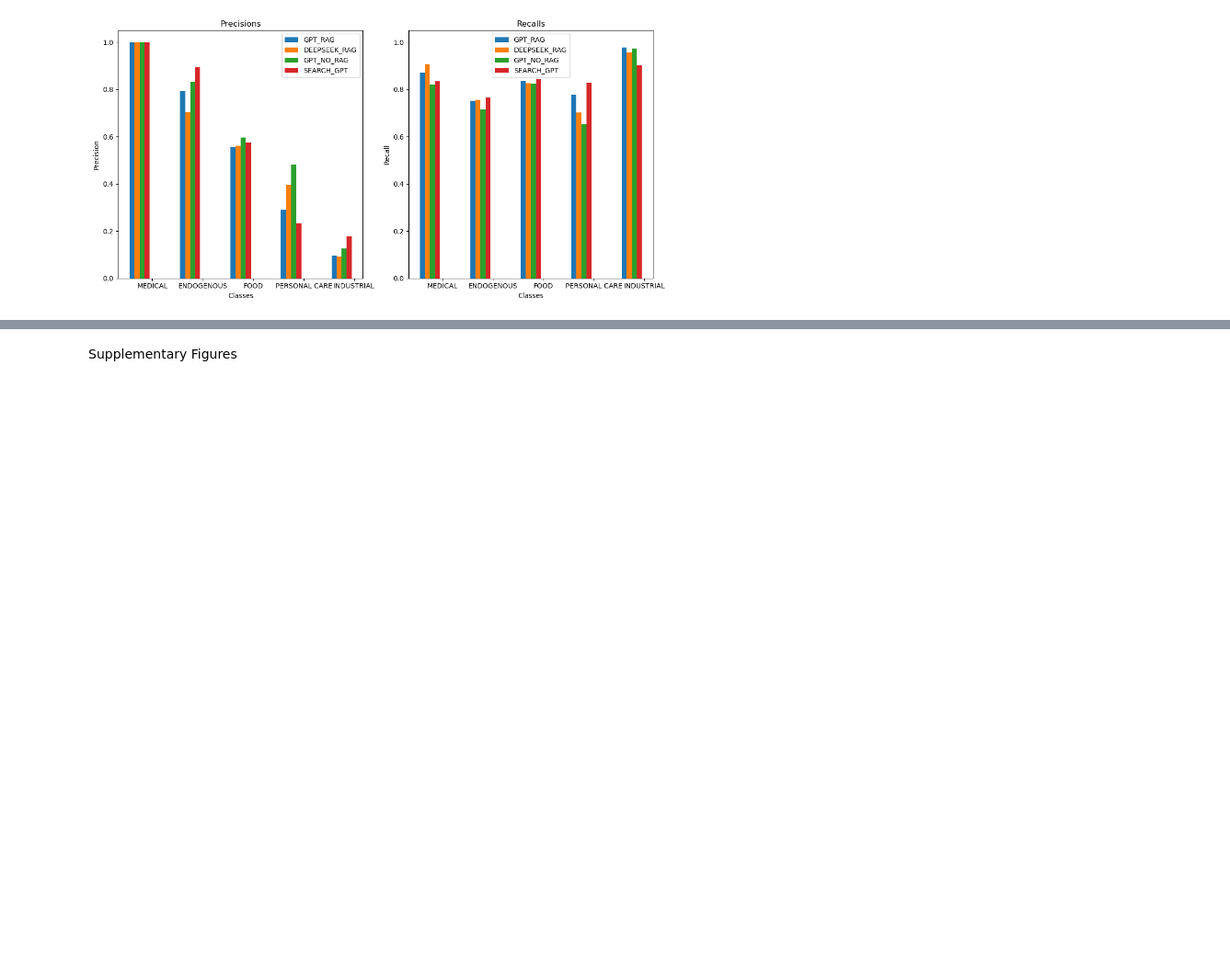
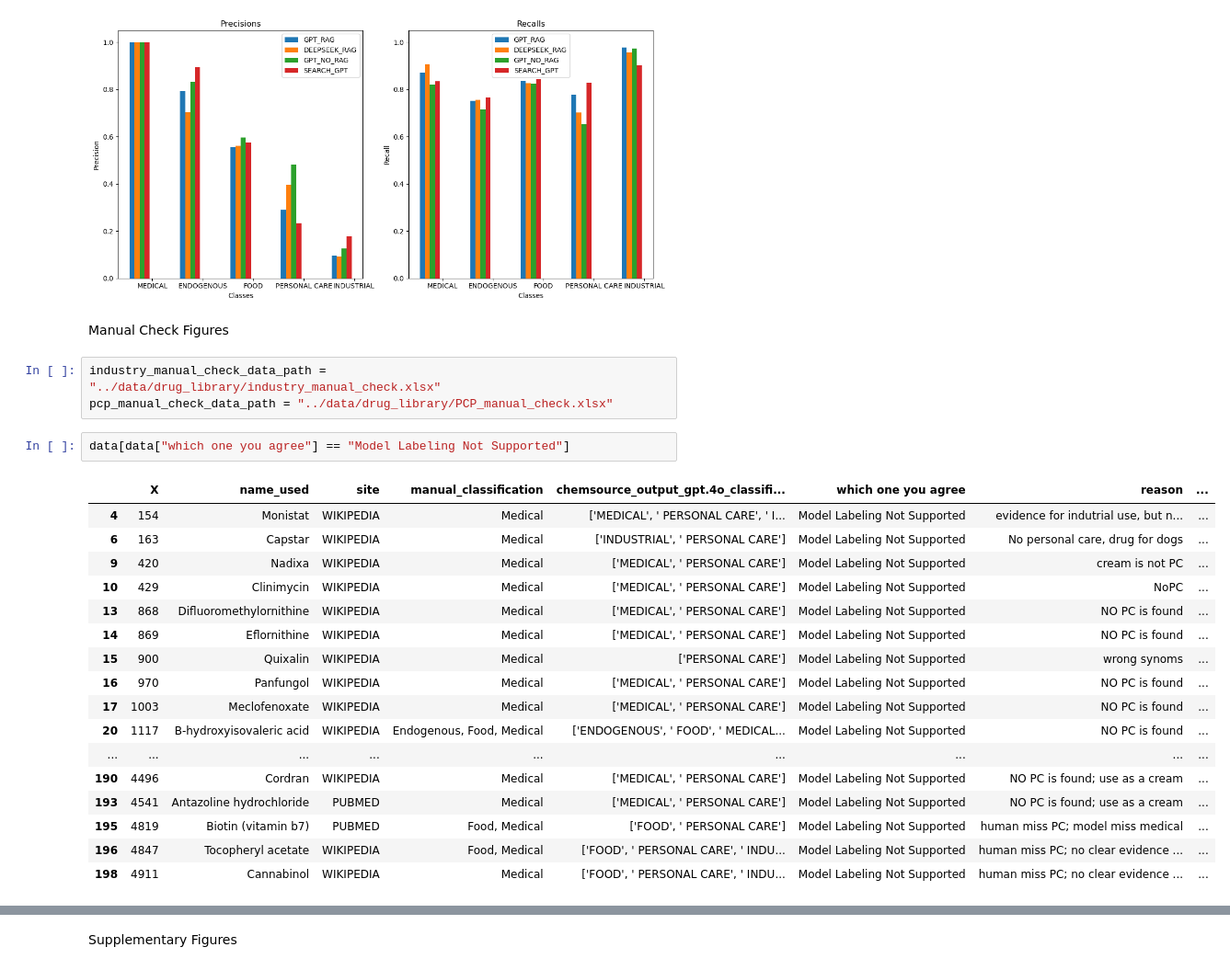
Before and after one commit to prajitrr/chemsource-paper, a Jupyter notebook: notebooks/01_drug-library-data-analysis.ipynb, the cells around one changed output, grey strips where cells are left out. Shown: that part at 92% size. Drawn from its saved outputs; the diff is of its cells as text; blank space fills up the shorter version.

```diff
--- a/notebooks/01_drug-library-data-analysis.ipynb
+++ b/notebooks/01_drug-library-data-analysis.ipynb
@@ -53,3 +53,28 @@ plot_classification_counts(harmonized_automated)
 plot_metrics_all_methods(harmonized_automated, harmonized_manual)
 # %% [output]
 [figure]
+# %% [markdown]
+Manual Check Figures
+# %%
+industry_manual_check_data_path = "../data/drug_library/industry_manual_check.xlsx"
+pcp_manual_check_data_path = "../data/drug_library/PCP_manual_check.xlsx"
+# %%
+data[data["which one you agree"] == "Model Labeling Not Supported"]
+# %% [output]
+|  | X | name_used | site | manual_classification | chemsource_output_gpt.4o_classifi... | which one you agree | reason | ... |
+| 4 | 154 | Monistat | WIKIPEDIA | Medical | ['MEDICAL', ' PERSONAL CARE', ' I... | Model Labeling Not Supported | evidence for indutrial use, but n... | ... |
+| 6 | 163 | Capstar | WIKIPEDIA | Medical | ['INDUSTRIAL', ' PERSONAL CARE'] | Model Labeling Not Supported | No personal care, drug for dogs | ... |
+| 9 | 420 | Nadixa | WIKIPEDIA | Medical | ['MEDICAL', ' PERSONAL CARE'] | Model Labeling Not Supported | cream is not PC | ... |
+| 10 | 429 | Clinimycin | WIKIPEDIA | Medical | ['MEDICAL', ' PERSONAL CARE'] | Model Labeling Not Supported | NoPC | ... |
+| 13 | 868 | Difluoromethylornithine | WIKIPEDIA | Medical | ['MEDICAL', ' PERSONAL CARE'] | Model Labeling Not Supported | NO PC is found | ... |
+| 14 | 869 | Eflornithine | WIKIPEDIA | Medical | ['MEDICAL', ' PERSONAL CARE'] | Model Labeling Not Supported | NO PC is found | ... |
+| 15 | 900 | Quixalin | WIKIPEDIA | Medical | ['PERSONAL CARE'] | Model Labeling Not Supported | wrong synoms | ... |
+| 16 | 970 | Panfungol | WIKIPEDIA | Medical | ['MEDICAL', ' PERSONAL CARE'] | Model Labeling Not Supported | NO PC is found | ... |
+| 17 | 1003 | Meclofenoxate | WIKIPEDIA | Medical | ['MEDICAL', ' PERSONAL CARE'] | Model Labeling Not Supported | NO PC is found | ... |
+| 20 | 1117 | B-hydroxyisovaleric acid | WIKIPEDIA | Endogenous, Food, Medical | ['ENDOGENOUS', ' FOOD', ' MEDICAL... | Model Labeling Not Supported | NO PC is found | ... |
+| ... | ... | ... | ... | ... | ... | ... | ... | ... |
+| 190 | 4496 | Cordran | WIKIPEDIA | Medical | ['MEDICAL', ' PERSONAL CARE'] | Model Labeling Not Supported | NO PC is found; use as a cream | ... |
+| 193 | 4541 | Antazoline hydrochloride | PUBMED | Medical | ['MEDICAL', ' PERSONAL CARE'] | Model Labeling Not Supported | NO PC is found; use as a cream | ... |
+| 195 | 4819 | Biotin (vitamin b7) | PUBMED | Food, Medical | ['FOOD', ' PERSONAL CARE'] | Model Labeling Not Supported | human miss PC; model miss medical | ... |
+| 196 | 4847 | Tocopheryl acetate | WIKIPEDIA | Food, Medical | ['FOOD', ' PERSONAL CARE', ' INDU... | Model Labeling Not Supported | human miss PC; no clear evidence ... | ... |
+| 198 | 4911 | Cannabinol | WIKIPEDIA | Medical | ['FOOD', ' PERSONAL CARE', ' INDU... | Model Labeling Not Supported | human miss PC; no clear evidence ... | ... |
```
Also changed, not shown: parts of 3 cells of this notebook, 11 other files.
